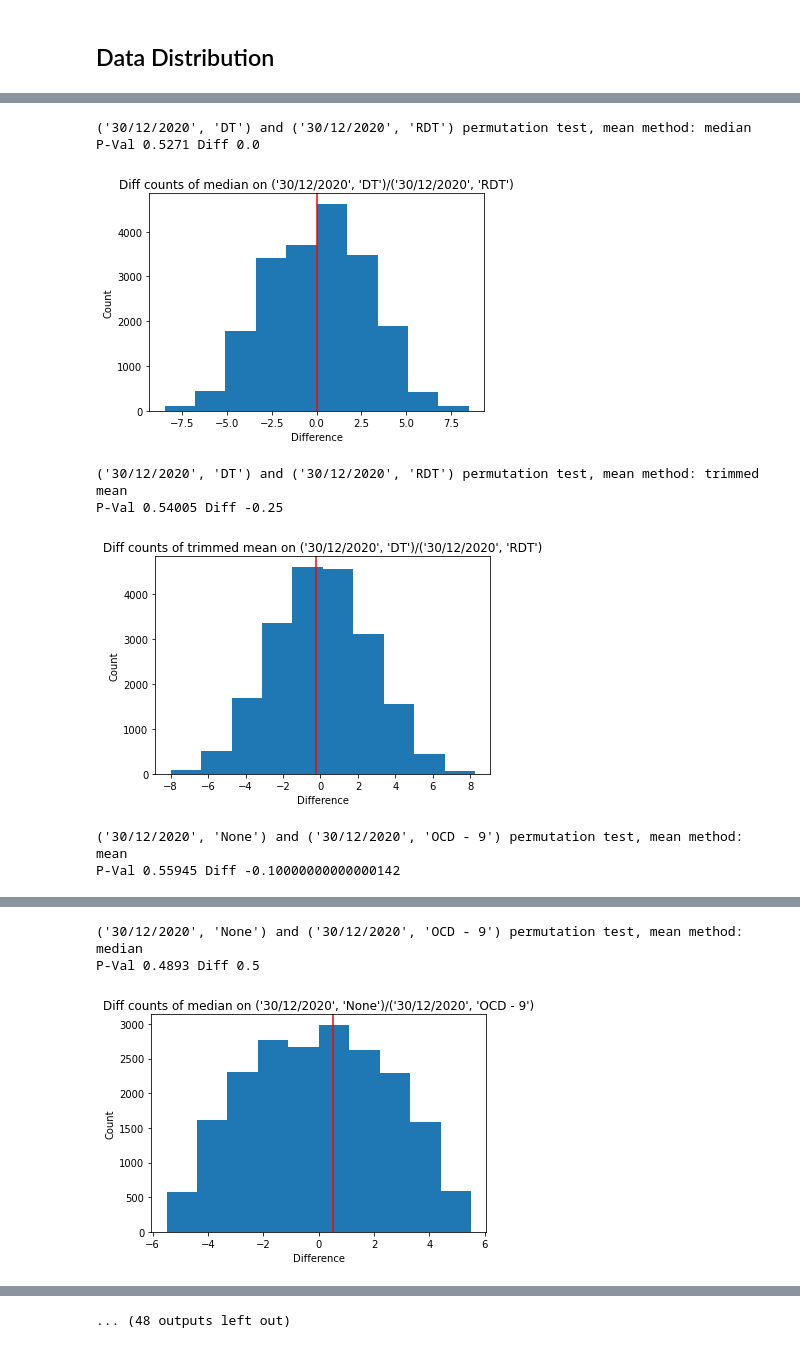
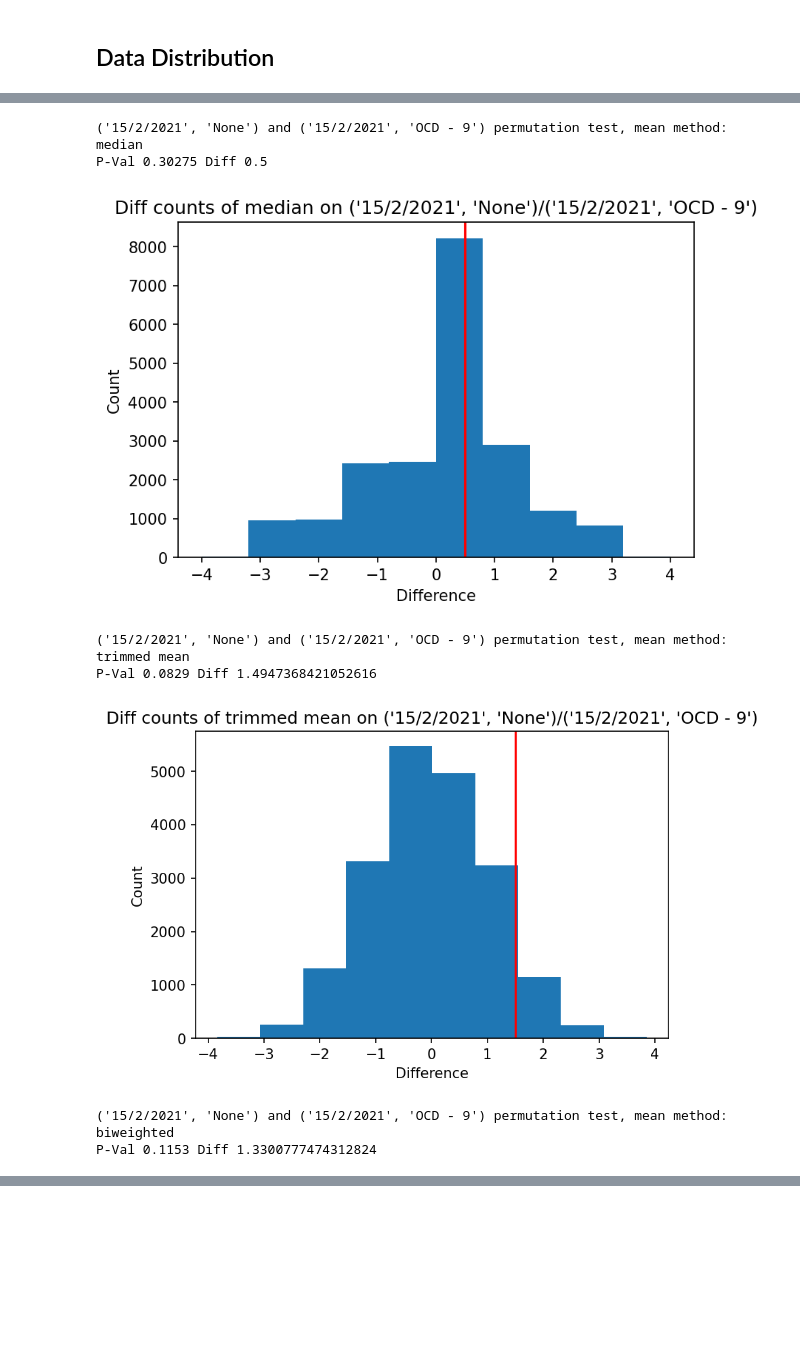
Before and after one commit to badisa/optpresso, a Jupyter notebook: notebooks/prep-method-evaluation.ipynb, the cells around one changed output, grey strips where cells are left out. Drawn from its saved outputs; the diff is of its cells as text; code cells hidden in the pictures; blank space fills up the shorter version.

```diff
--- a/notebooks/prep-method-evaluation.ipynb
+++ b/notebooks/prep-method-evaluation.ipynb
@@ -113,6 +119,8 @@ for method in df.prepmethod.unique():
     methdf = df[df.prepmethod == method]
     for roast in methdf.roastdate.unique():
         subdf = methdf[methdf.roastdate == roast]
+        if len(subdf["timeseconds"]) <= 10:
+            continue
         fig = plt.Figure()
         axe = fig.add_axes([0, 0, 1, 1])
         hist_data = []
@@ -152,12 +155,19 @@ cutoff = 0.25
 similar_dists = []
 pairs = set()
 for name, subdf in ks_df:
+    if len(subdf["timeseconds"]) <= 10:
+        continue
     for comp_name, compdf in ks_df:
         if name == comp_name:
+            continue
+        if len(compdf["timeseconds"]) <= 10:
             continue
         if (name, comp_name) in pairs or (comp_name, name) in pairs:
             continue
         #print("Two Distributions", name, comp_name)
+        # "If the KS statistic is small or the p-value is high, then we cannot reject
+        # the hypothesis that the distributions of the two samples are the same."
+        # - https://docs.scipy.org/doc/scipy/reference/generated/scipy.stats.ks_2samp.html
         ktest = stats.ks_2samp(subdf.timeseconds, compdf.timeseconds)
         #print("Statistic", ktest.statistic, "P-Value", ktest.pvalue)
         if ktest.pvalue > cutoff:
@@ -190,6 +186,9 @@ Statistic 0.2916666666666667 P-Value 0.49963133771286605
 # %%
 def permutation_test(xs, ys, func = np.median, nmc=20000):
-    """Thanks to Paul Hawkins for this"""
+    """Thanks to Paul Hawkins for this
+
+    The null hypothesis is that the two samples are from the same distribution.
+    """
     n = len(xs)
     k = 0
     difflist = []
@@ -215,15 +214,18 @@ def permutation_test(xs, ys, func = np.median, nmc=20000):
 # %%
 # Test different measures of variance
 for name, subdf in df.groupby(["roastdate", "prepmethod"]):
+    if len(subdf["timeseconds"]) <= 10:
+        continue
     print(name)
+    print("-" * len(str(name)))
     print("Normal Mean, Std:",round(np.mean(subdf.timeseconds),3),round(np.std(subdf.timeseconds),3))
     with NumpyRNGContext(814):
-        bootres = asp.bootstrap(subdf.timeseconds.values, 5000, bootfunc=np.median)
+        bootres = asp.bootstrap(subdf.timeseconds.values, 10000, bootfunc=np.median)
     print("Median, Std", np.median(subdf.timeseconds), bootres.std())
     print("Trimmed Mean, Std:",round(stats.trim_mean(subdf.timeseconds,proportiontocut=0.1),3),
            round(stats.mstats.trimmed_stde(subdf.timeseconds,(0.1,0.1)),3)) # Trimmed mean and std at 10%
     with NumpyRNGContext(814):
-        bootres = asp.bootstrap(subdf.timeseconds.values, 5000, bootfunc=asp.biweight_location)
+        bootres = asp.bootstrap(subdf.timeseconds.values, 10000, bootfunc=asp.biweight_location)
     print("Biweighted Mean, Std:", round(asp.biweight_location(subdf.timeseconds),3), round(bootres.std(), 3))
     winsored = stats.mstats.winsorize(subdf.timeseconds,limits=(0.05, 0.05))
     print("Winsorized Mean, Std:", round(np.mean(winsored), 3), round(np.std(winsored), 3))
@@ -249,6 +249,6 @@ Winsorized Mean, Std: 27.6 5.004
 # %%
 for name, comp_name, (subdf, compdf), _ in similar_dists:
-    for mean_name, mean_meth in [("mean", np.mean), ("median", np.median), ("trimmed mean", lambda x: stats.trim_mean(x, proportiontocut=0.1))]:
+    for mean_name, mean_meth in [("mean", np.mean), ("median", np.median), ("trimmed mean", lambda x: stats.trim_mean(x, proportiontocut=0.1)), ("biweighted", asp.biweight_location)]:
         print(f"{name} and {comp_name} permutation test, mean method: {mean_name}")
         p, diff, difflist = permutation_test(subdf.timeseconds.values, compdf.timeseconds.values, func=mean_meth)
         print("P-Val", p, "Diff", diff)
@@ -266,8 +266,8 @@ P-Val 0.4844 Diff 0.20000000000000284
-('30/12/2020', 'DT') and ('30/12/2020', 'RDT') permutation test, mean method: median
-P-Val 0.5271 Diff 0.0
+('15/2/2021', 'None') and ('15/2/2021', 'OCD - 9') permutation test, mean method: median
+P-Val 0.30275 Diff 0.5
-[figure, old version]
+[figure, new version]
-('30/12/2020', 'DT') and ('30/12/2020', 'RDT') permutation test, mean method: trimmed mean
-P-Val 0.54005 Diff -0.25
+('15/2/2021', 'None') and ('15/2/2021', 'OCD - 9') permutation test, mean method: trimmed mean
+P-Val 0.0829 Diff 1.4947368421052616
-[figure, old version]
+[figure, new version]
-('30/12/2020', 'None') and ('30/12/2020', 'OCD - 9') permutation test, mean method: mean
-P-Val 0.55945 Diff -0.10000000000000142
+('15/2/2021', 'None') and ('15/2/2021', 'OCD - 9') permutation test, mean method: biweighted
+P-Val 0.1153 Diff 1.3300777474312824
@@ -275,3 +274,0 @@ P-Val 0.55945 Diff -0.10000000000000142
-('30/12/2020', 'None') and ('30/12/2020', 'OCD - 9') permutation test, mean method: median
-P-Val 0.4893 Diff 0.5
-[figure, removed]
@@ -281 +274,0 @@ P-Val 0.45155 Diff 0.25
-... (48 outputs left out)
```
Also changed, not shown: parts of 9 cells of this notebook.
